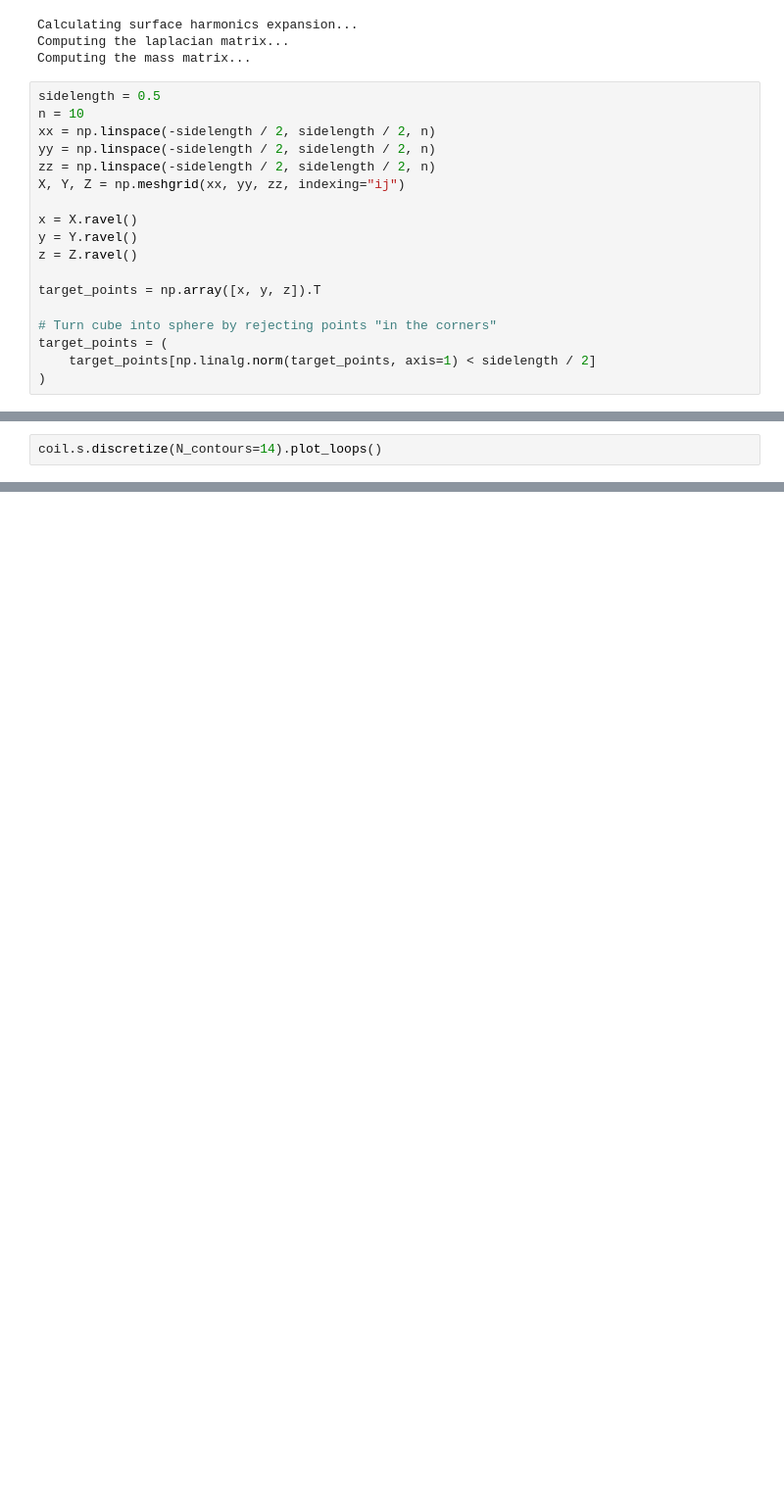
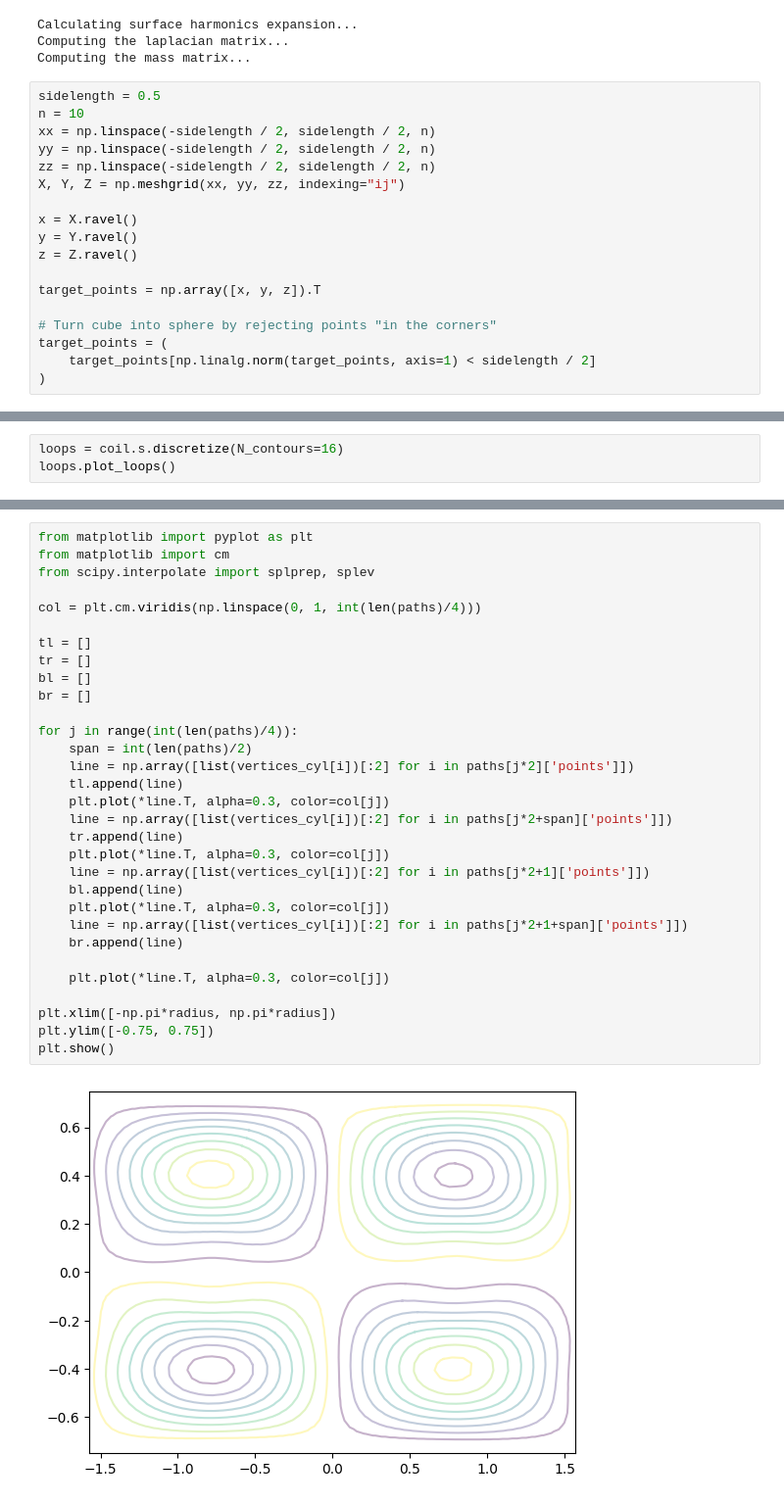
Before and after one commit to DavideRuzza/MRI_GradCoilDesign, a Jupyter notebook: main.ipynb, the cells around one changed output, grey strips where cells are left out. Shown: that part at 98% size. Saved outputs shown, nothing was run; the diff lists cells and outputs as text; blank space fills up the shorter version.

```diff
--- a/main.ipynb
+++ b/main.ipynb
@@ -106,3 +113,4 @@ Passing problem to solver...
 # %%
-coil.s.discretize(N_contours=14).plot_loops()
+loops = coil.s.discretize(N_contours=16)
+loops.plot_loops()
 # %% [output]
@@ -123,0 +182,33 @@ Processing contour, value: 1760270.3908109502
+# %%
+from matplotlib import pyplot as plt
+from matplotlib import cm
+from scipy.interpolate import splprep, splev
+
+col = plt.cm.viridis(np.linspace(0, 1, int(len(paths)/4)))
+
+tl = []
+tr = []
+bl = []
+br = []
+
+for j in range(int(len(paths)/4)):
+    span = int(len(paths)/2)
+    line = np.array([list(vertices_cyl[i])[:2] for i in paths[j*2]['points']])
+    tl.append(line)
+    plt.plot(*line.T, alpha=0.3, color=col[j])
+    line = np.array([list(vertices_cyl[i])[:2] for i in paths[j*2+span]['points']])
+    tr.append(line)
+    plt.plot(*line.T, alpha=0.3, color=col[j])
+    line = np.array([list(vertices_cyl[i])[:2] for i in paths[j*2+1]['points']])
+    bl.append(line)
+    plt.plot(*line.T, alpha=0.3, color=col[j])
+    line = np.array([list(vertices_cyl[i])[:2] for i in paths[j*2+1+span]['points']])
+    br.append(line)
+
+    plt.plot(*line.T, alpha=0.3, color=col[j])
+
+plt.xlim([-np.pi*radius, np.pi*radius])
+plt.ylim([-0.75, 0.75])
+plt.show()
+# %% [output]
+[figure, added]
```
Also changed, not shown: parts of 10 cells of this notebook, 1 other file.
